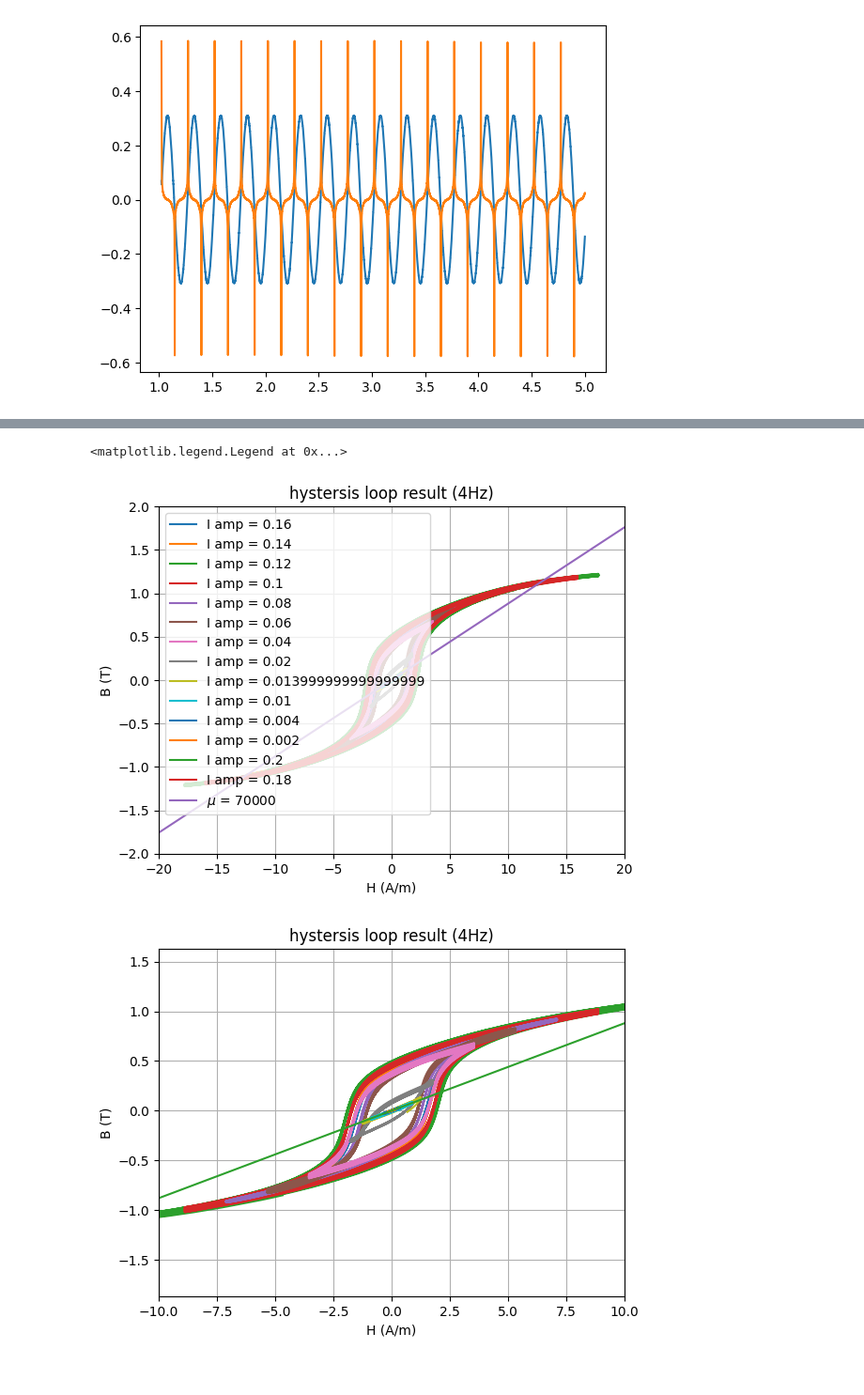
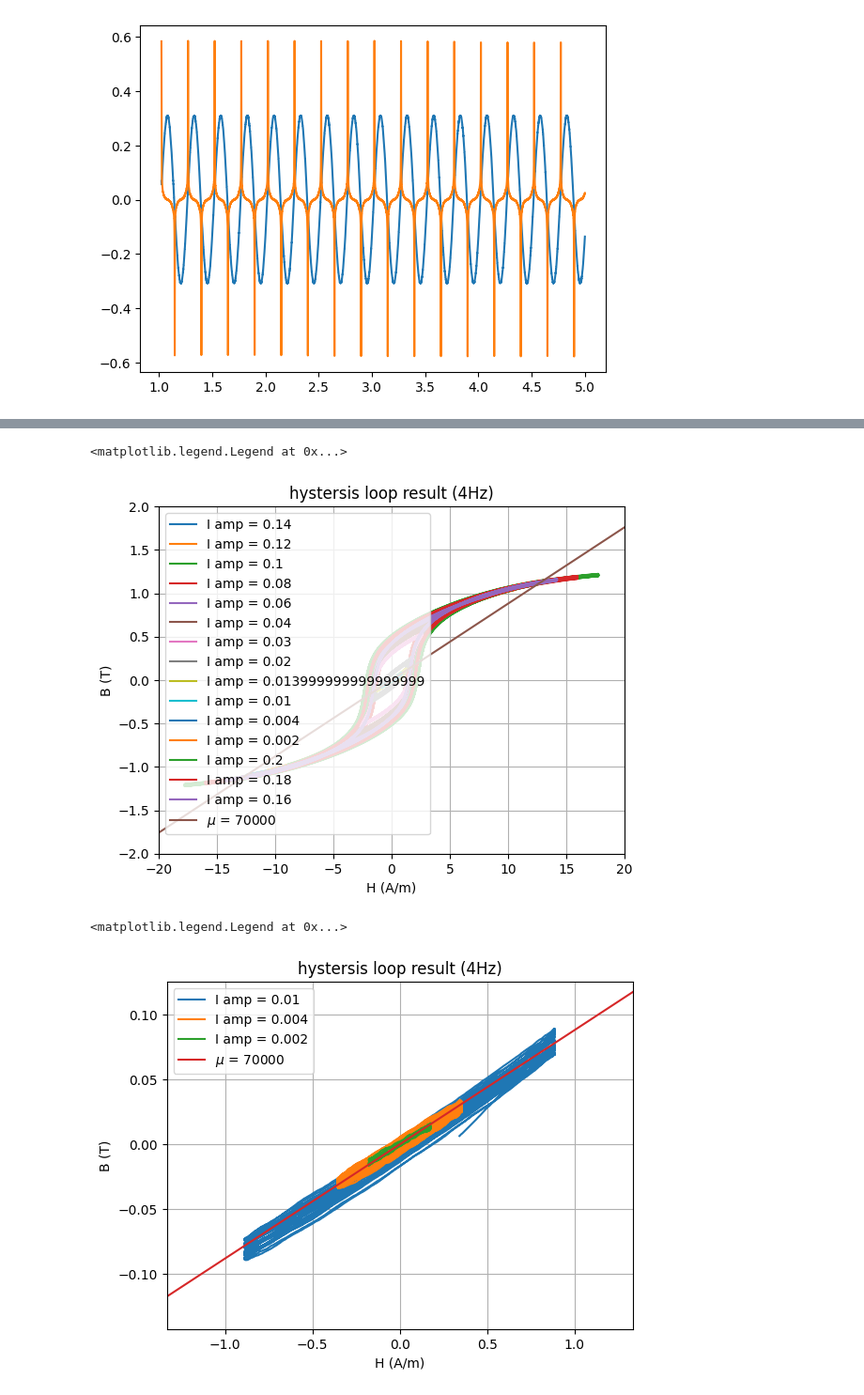
Before and after one commit to yyhshdu1/new_cavity, a Jupyter notebook: windfreak/SG_minorloop.ipynb, the cells around one changed output, grey strips where cells are left out. Shown at 94% size. Drawn from its saved outputs; the diff is of its cells as text; code cells hidden in the pictures.

```diff
--- a/windfreak/SG_minorloop.ipynb
+++ b/windfreak/SG_minorloop.ipynb
@@ -59,7 +59,7 @@ Vin = []
 Vpick = []
 Vin_used = []
 Vpick_used = []
-Vamp = [0.1,0.2,0.5,0.7,1,2,3,4,5,6,7,8,9,10]
+Vamp = [0.1,0.2,0.5,0.7,1,1.5,2,3,4,5,6,7,8,9,10]
 with h5py.File(fname, "a") as f:
     for i in Vamp:
         dset = f[f"{i}Vpp"]
@@ -171,24 +171,25 @@ plt.grid(True)
 plt.legend()
 # %% [output]
 <matplotlib.legend.Legend at 0x...>
-[figure, old version]
+[figure, new version]
 # %%
 H_line = np.linspace(-10,10,12)
 B_the = H_line * u
 B_amped = []
-plt_num = 11
+plt_num = 2
 for i in range(plt_num+1):
     plt.plot(H[plt_num-i],B[plt_num-i]-(max(B[plt_num-i])+min(B[plt_num-i]))/2,'-', label = "I amp = " + str(Vamp[plt_num-i]/50))
 plt.plot(H_line,B_the, label = r"$\mu$ = 70000")
-plt.xlim([-10,10])
+plt.xlim([min(H[plt_num])*1.5,max(H[plt_num])*1.5])
 plt.ylim([min(B[plt_num])*1.5,max(B[plt_num])*1.5])
 plt.xlabel("H (A/m)")
 plt.ylabel("B (T)")
 plt.title("hystersis loop result (4Hz)")
 plt.grid(True)
-#plt.legend()
+plt.legend()
 # %% [output]
+<matplotlib.legend.Legend at 0x...>
-[figure, old version]
+[figure, new version]
 # %%
 for i in [13,12,11]:
     plt.plot(H[i],B[i]-(max(B[i])+min(B[i]))/2,'-', label = "I amp = " + str(Vamp[i]/50))
```
Also changed, not shown: parts of 5 cells of this notebook, 1 other file.
